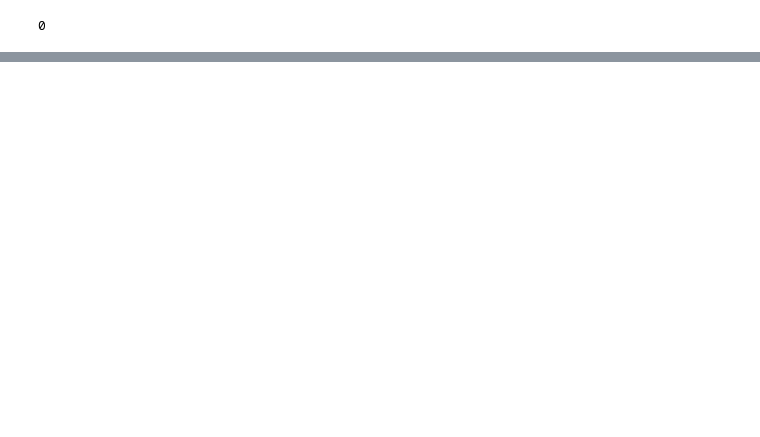
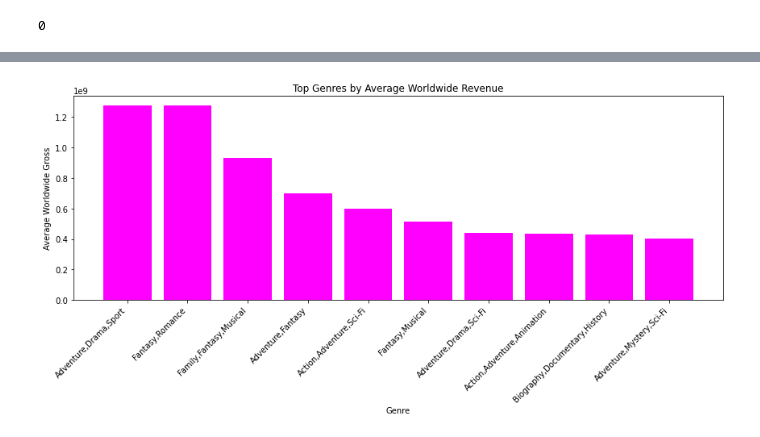
Before and after one commit to Graham-49/Phase2-project, a Jupyter notebook: notebooks/charity.ipynb, the cells around one changed output, grey strips where cells are left out. Saved outputs shown, nothing was run; the diff lists cells and outputs as text; code cells hidden in the pictures; blank space fills up the shorter version.

Commit message:
Added some visualizations

```diff
--- a/notebooks/charity.ipynb
+++ b/notebooks/charity.ipynb
@@ -316,0 +348,5 @@ im_df.head()
+# %%
+merged_df = pd.merge(tn_df, im_df,
+         left_on="movie",
+         right_on="primary_title",
+         how="inner")
@@ -316,0 +378,11 @@ im_df.head()
+# %%
+#removing duplicate column names
+merged_df = merged_df.loc[:, ~merged_df.columns.duplicated()]
+# %%
+#genres that generate highest revenue
+top_genres = (
+    merged_df
+    .groupby("genres", as_index=False)[["domestic_gross", "worldwide_gross"]].mean()
+    .sort_values(by=["worldwide_gross","domestic_gross"], ascending=False)
+)
+print(top_genres.head(10))
@@ -316,0 +401,14 @@ im_df.head()
+# %%
+#plot to show top 10 movie genres
+top_10_genres = top_genres.head(10)
+
+plt.figure(figsize=(12, 6))
+plt.bar(top_10_genres['genres'], top_10_genres['worldwide_gross'], color='magenta')
+plt.xticks(rotation=45, ha='right')
+plt.title("Top Genres by Average Worldwide Revenue")
+plt.xlabel("Genre")
+plt.ylabel("Average Worldwide Gross")
+plt.tight_layout()
+plt.show()
+# %% [output]
+[figure, added]
```
Also changed, not shown: parts of 21 cells of this notebook.
